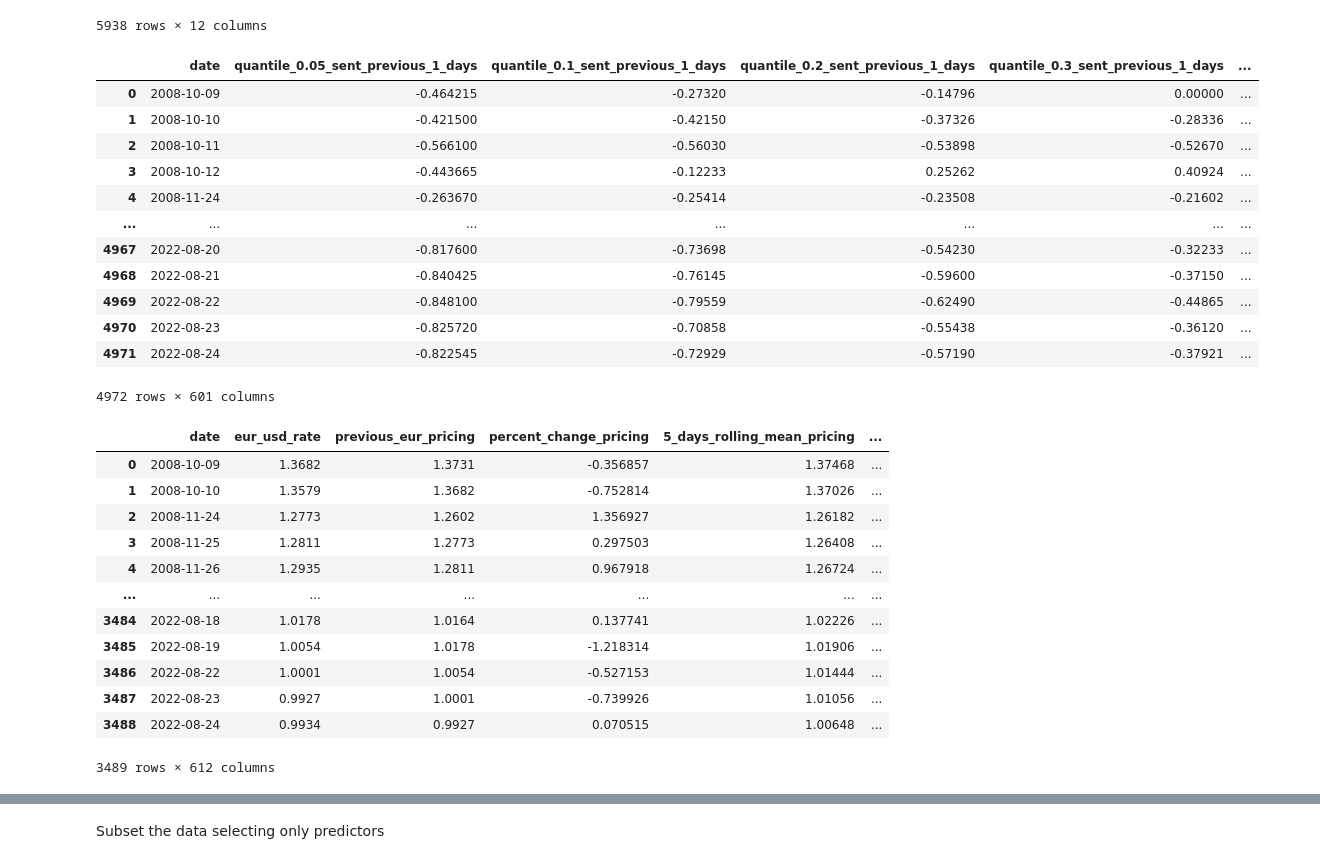
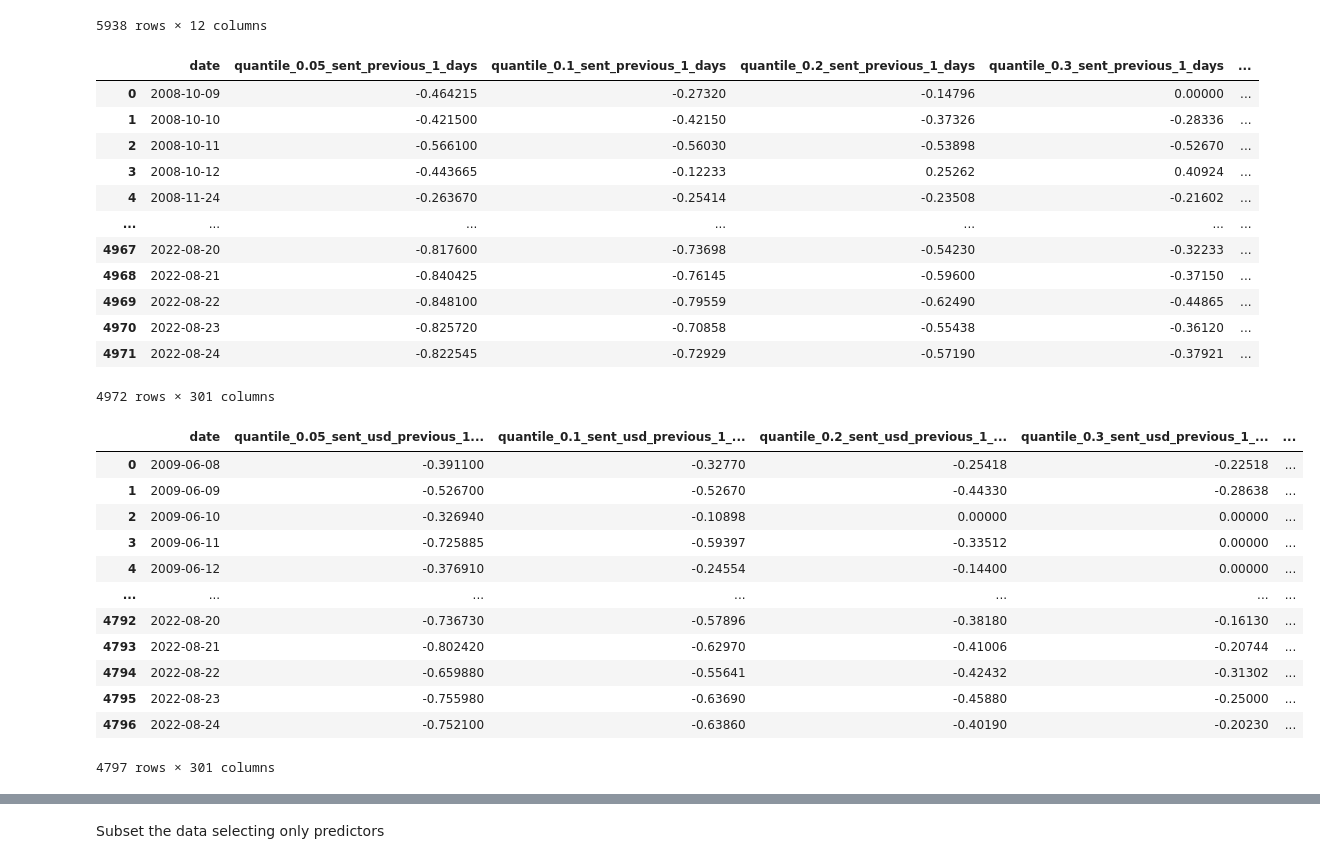
Before and after one commit to dtortosa/capstone_project, a Jupyter notebook: scripts/03_predicting_exchange_rate.ipynb, the cells around one changed output, grey strips where cells are left out. Saved outputs shown, nothing was run; the diff lists cells and outputs as text; code cells hidden in the pictures.

```diff
--- a/scripts/03_predicting_exchange_rate.ipynb
+++ b/scripts/03_predicting_exchange_rate.ipynb
@@ -28,8 +28,8 @@ eur_pricing
 | 5937 | 2022-08-26 | 1.0007 | 0.9970 | 0.371113 | 0.99772 | ... |
 5938 rows × 12 columns
 # %%
-twitter_sentiment = pd.read_csv("results/twitter_sentiment_data.csv.gz", compression="gzip")
-twitter_sentiment
+twitter_sentiment_eur = pd.read_csv("results/twitter_sentiment_data_eur.csv.gz", compression="gzip")
+twitter_sentiment_eur
 # %% [output]
 |  | date | quantile_0.05_sent_previous_1_days | quantile_0.1_sent_previous_1_days | quantile_0.2_sent_previous_1_days | quantile_0.3_sent_previous_1_days | ... |
 | 0 | 2008-10-09 | -0.464215 | -0.27320 | -0.14796 | 0.00000 | ... |
@@ -43,28 +43,21 @@ twitter_sentiment
 | 4969 | 2022-08-22 | -0.848100 | -0.79559 | -0.62490 | -0.44865 | ... |
 | 4970 | 2022-08-23 | -0.825720 | -0.70858 | -0.55438 | -0.36120 | ... |
 | 4971 | 2022-08-24 | -0.822545 | -0.72929 | -0.57190 | -0.37921 | ... |
-4972 rows × 601 columns
+4972 rows × 301 columns
-# %%
-##merge all data.frames
-
-#merge them using reduce
-df_merged = pd.merge(eur_pricing, twitter_sentiment, on=['date'], how='inner')
-    #leave only those rows having date in the datasets of currency value and sentiment
-    #https://stackoverflow.com/questions/44327999/python-pandas-merge-multiple-dataframes
-df_merged
-    #note that here the previous eur pricing can be different than the eur pricing of the previous row
-    #because when merging we lose days without tweet sentiment, so there is no longer continuous days
-# %% [output]
-|  | date | eur_usd_rate | previous_eur_pricing | percent_change_pricing | 5_days_rolling_mean_pricing | ... |
-| 0 | 2008-10-09 | 1.3682 | 1.3731 | -0.356857 | 1.37468 | ... |
-| 1 | 2008-10-10 | 1.3579 | 1.3682 | -0.752814 | 1.37026 | ... |
-| 2 | 2008-11-24 | 1.2773 | 1.2602 | 1.356927 | 1.26182 | ... |
-| 3 | 2008-11-25 | 1.2811 | 1.2773 | 0.297503 | 1.26408 | ... |
-| 4 | 2008-11-26 | 1.2935 | 1.2811 | 0.967918 | 1.26724 | ... |
-| ... | ... | ... | ... | ... | ... | ... |
-| 3484 | 2022-08-18 | 1.0178 | 1.0164 | 0.137741 | 1.02226 | ... |
-| 3485 | 2022-08-19 | 1.0054 | 1.0178 | -1.218314 | 1.01906 | ... |
-| 3486 | 2022-08-22 | 1.0001 | 1.0054 | -0.527153 | 1.01444 | ... |
-| 3487 | 2022-08-23 | 0.9927 | 1.0001 | -0.739926 | 1.01056 | ... |
-| 3488 | 2022-08-24 | 0.9934 | 0.9927 | 0.070515 | 1.00648 | ... |
-3489 rows × 612 columns
+# %%
+twitter_sentiment_usd = pd.read_csv("results/twitter_sentiment_data_usd.csv.gz", compression="gzip")
+twitter_sentiment_usd
+# %% [output]
+|  | date | quantile_0.05_sent_usd_previous_1... | quantile_0.1_sent_usd_previous_1_... | quantile_0.2_sent_usd_previous_1_... | quantile_0.3_sent_usd_previous_1_... | ... |
+| 0 | 2009-06-08 | -0.391100 | -0.32770 | -0.25418 | -0.22518 | ... |
+| 1 | 2009-06-09 | -0.526700 | -0.52670 | -0.44330 | -0.28638 | ... |
+| 2 | 2009-06-10 | -0.326940 | -0.10898 | 0.00000 | 0.00000 | ... |
+| 3 | 2009-06-11 | -0.725885 | -0.59397 | -0.33512 | 0.00000 | ... |
+| 4 | 2009-06-12 | -0.376910 | -0.24554 | -0.14400 | 0.00000 | ... |
+| ... | ... | ... | ... | ... | ... | ... |
+| 4792 | 2022-08-20 | -0.736730 | -0.57896 | -0.38180 | -0.16130 | ... |
+| 4793 | 2022-08-21 | -0.802420 | -0.62970 | -0.41006 | -0.20744 | ... |
+| 4794 | 2022-08-22 | -0.659880 | -0.55641 | -0.42432 | -0.31302 | ... |
+| 4795 | 2022-08-23 | -0.755980 | -0.63690 | -0.45880 | -0.25000 | ... |
+| 4796 | 2022-08-24 | -0.752100 | -0.63860 | -0.40190 | -0.20230 | ... |
+4797 rows × 301 columns
```
Also changed, not shown: parts of 14 cells of this notebook, 7 other files.
